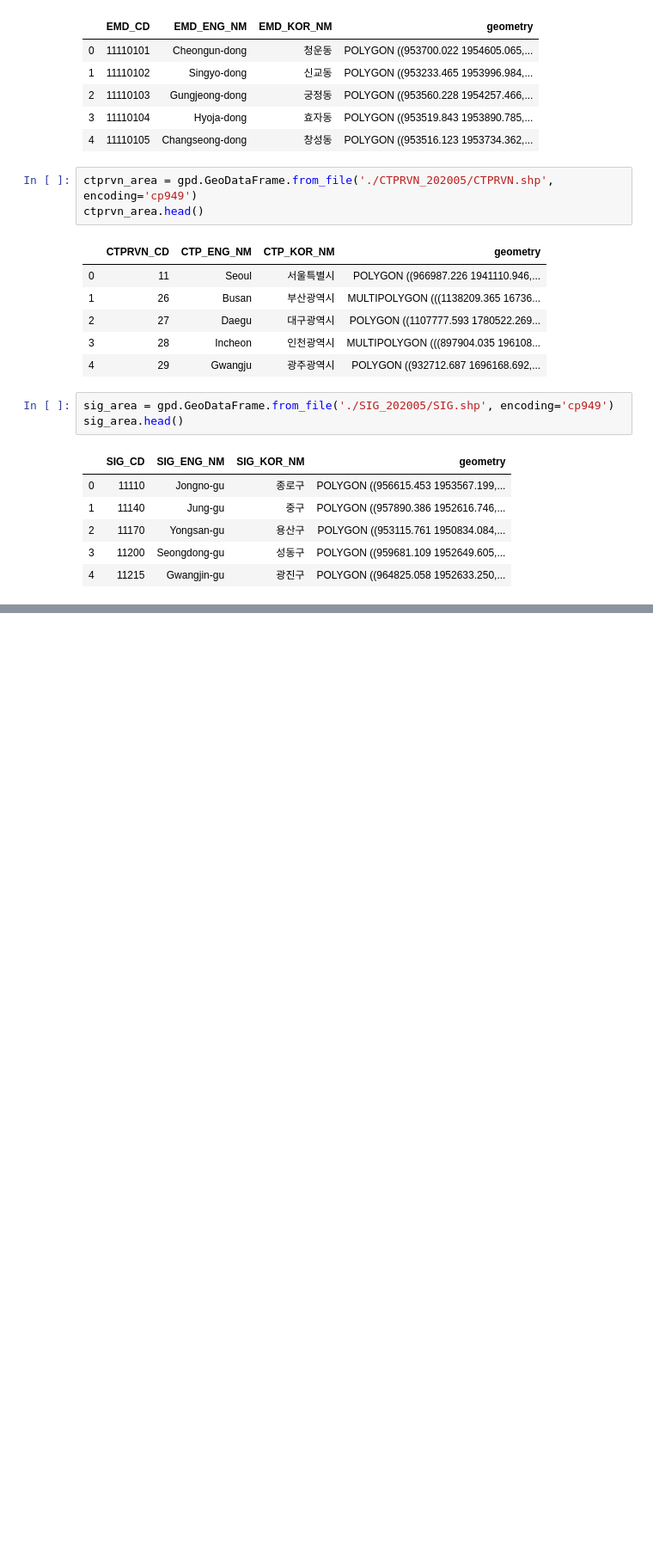
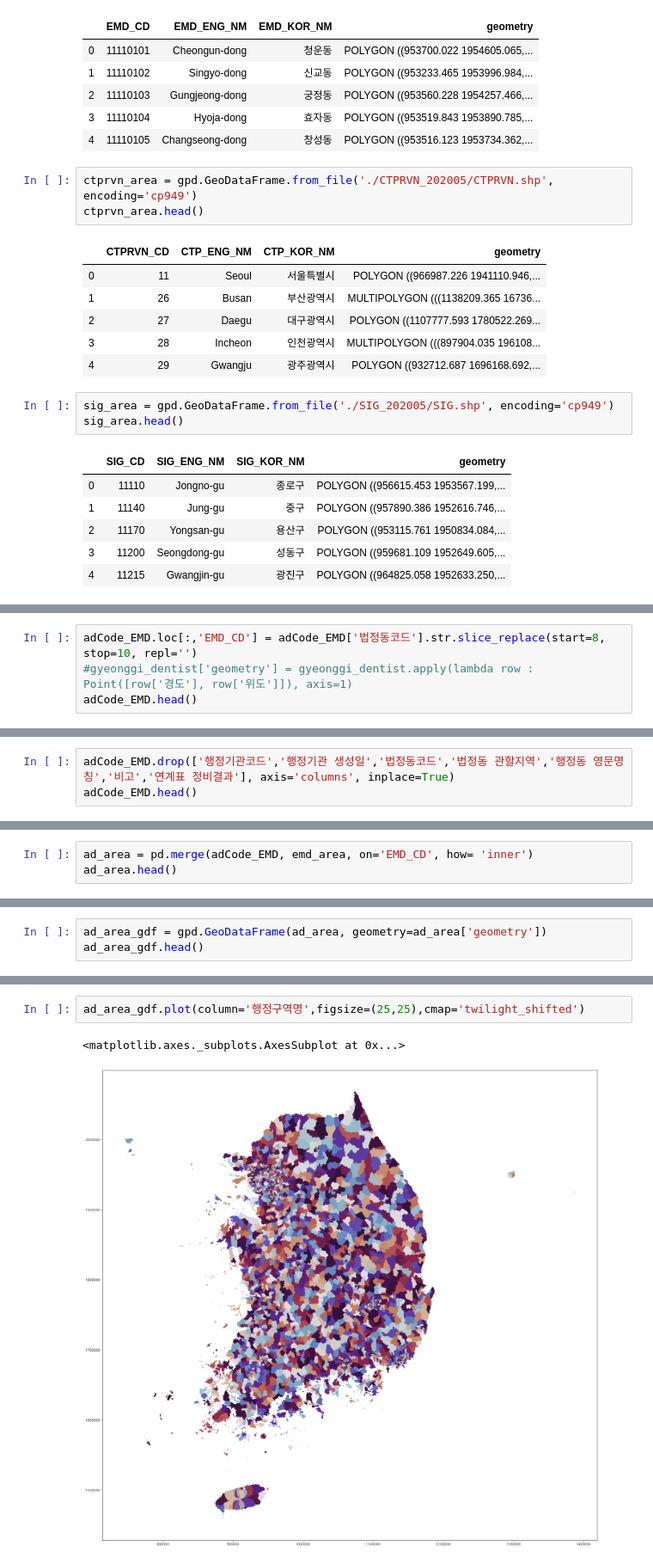
Before and after one commit to jiwon11/localDataAnalysis, a Jupyter notebook: destrict.ipynb, the cells around one changed output, grey strips where cells are left out. Shown at 86% size. Drawn from its saved outputs; the diff is of its cells as text; blank space fills up the shorter version.

```diff
--- a/destrict.ipynb
+++ b/destrict.ipynb
@@ -38,0 +87,4 @@ df_sheet_name = pd.read_excel('C:/Users/Administrator/Desktop/python/excel/excel
+# %%
+adCode_EMD.loc[:,'EMD_CD'] = adCode_EMD['법정동코드'].str.slice_replace(start=8, stop=10, repl='')
+#gyeonggi_dentist['geometry'] = gyeonggi_dentist.apply(lambda row : Point([row['경도'], row['위도']]), axis=1)
+adCode_EMD.head()
@@ -38,0 +98,3 @@ df_sheet_name = pd.read_excel('C:/Users/Administrator/Desktop/python/excel/excel
+# %%
+adCode_EMD.drop(['행정기관코드','행정기관 생성일','법정동코드','법정동 관할지역','행정동 영문명칭','비고','연계표 정비결과'], axis='columns', inplace=True)
+adCode_EMD.head()
@@ -38,0 +132,3 @@ df_sheet_name = pd.read_excel('C:/Users/Administrator/Desktop/python/excel/excel
+# %%
+ad_area = pd.merge(adCode_EMD, emd_area, on='EMD_CD', how= 'inner')
+ad_area.head()
@@ -38,0 +160,3 @@ df_sheet_name = pd.read_excel('C:/Users/Administrator/Desktop/python/excel/excel
+# %%
+ad_area_gdf = gpd.GeoDataFrame(ad_area, geometry=ad_area['geometry'])
+ad_area_gdf.head()
@@ -38,0 +188,5 @@ df_sheet_name = pd.read_excel('C:/Users/Administrator/Desktop/python/excel/excel
+# %%
+ad_area_gdf.plot(column='행정구역명',figsize=(25,25),cmap='twilight_shifted')
+# %% [output]
+<matplotlib.axes._subplots.AxesSubplot at 0x...>
+[figure, added]
```
Also changed, not shown: parts of 18 cells of this notebook, 9 other files.
